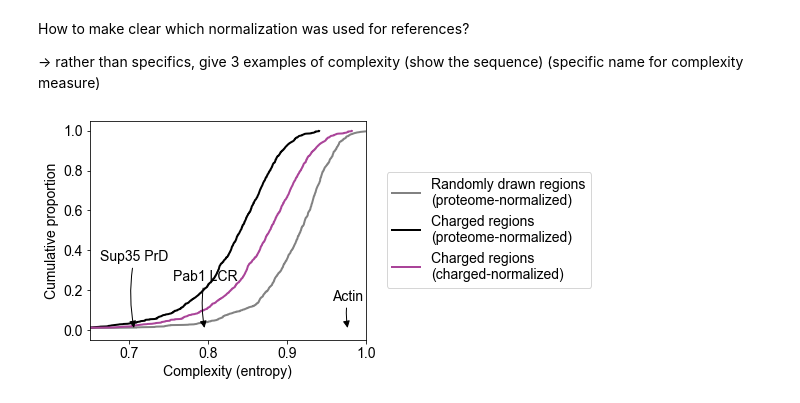
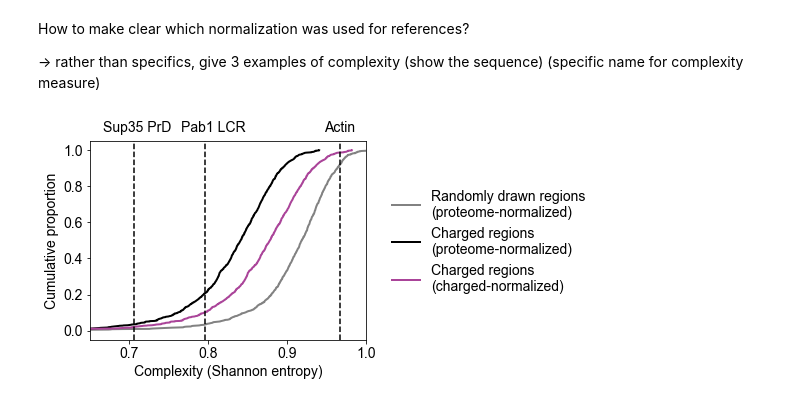
Before and after one commit to rosalindpan/hcrpaper, a Jupyter notebook: figures/Figure1.ipynb, the cells around one changed output. Drawn from its saved outputs; the diff is of its cells as text; code cells hidden in the pictures.

```diff
--- a/figures/Figure1.ipynb
+++ b/figures/Figure1.ipynb
@@ -440,35 +440,32 @@ How to make clear which normalization was used for references?
 # %%
 fig, ax = plt.subplots(figsize=(8,4))
 
 ax.plot(np.sort(rd_complexities), np.linspace(0, 1, len(rd_complexities), endpoint=False),
         label='Randomly drawn regions\n(proteome-normalized)', linewidth=2, color = cscheme['dis'])
 ax.plot(np.sort(cr_complexities), np.linspace(0, 1, len(cr_complexities), endpoint=False),
         label="Charged regions\n(proteome-normalized)", linewidth=2, color = 'black')
 ax.plot(np.sort(cr_charge_norm), np.linspace(0, 1, len(cr_charge_norm), endpoint=False),
         label="Charged regions\n(charged-normalized)", linewidth=2, color = cscheme['cr'])
 ax.annotate('Pab1 LCR',
-            xy=(Pab1_complexity, 0), xycoords='data', size=14, #weight='bold',
-            xytext=(Pab1_complexity, 0.3), textcoords='data',
-            arrowprops=dict(facecolor='black', arrowstyle='-|>', connectionstyle="arc3,rad=0.1"),
-            horizontalalignment='center', verticalalignment='top')
+            xy=(Pab1_complexity-0.03, 1.1), annotation_clip=False)
+ax.axvline(Pab1_complexity, linestyle='--', color='black')
+
 ax.annotate('Sup35 PrD',
-            xy=(Sup35_prd_complexity, 0), xycoords='data', size=14, #weight='bold',
-            xytext=(Sup35_prd_complexity, 0.4), textcoords='data',
-            arrowprops=dict(facecolor='black', arrowstyle='-|>', connectionstyle="arc3,rad=0.1"),
-            horizontalalignment='center', verticalalignment='top')
+            xy=(Sup35_prd_complexity-0.04, 1.1), annotation_clip=False)
+ax.axvline(Sup35_prd_complexity, linestyle='--', color='black')
+
 ax.annotate('Actin',
-            xy=(actin_complexity, 0), xycoords='data', size=14, #weight='bold',
-            xytext=(actin_complexity, 0.2), textcoords='data',
-            arrowprops=dict(facecolor='black', arrowstyle='-|>', connectionstyle="arc3,rad=0.1"),
-            horizontalalignment='center', verticalalignment='top')
-plt.legend(bbox_to_anchor=(1.05, 0.8), loc='upper left', fontsize=14)
-plt.xlabel("Complexity (entropy)")
+            xy=(actin_complexity-0.02, 1.1), annotation_clip=False)
+ax.axvline(actin_complexity, linestyle='--', color='black')
+
+plt.legend(bbox_to_anchor=(1.05, 0.82), loc='upper left', fontsize=14, frameon=False)
+plt.xlabel("Complexity (Shannon entropy)")
 plt.ylabel("Cumulative proportion")
 plt.xlim((0.65, 1))
 plt.tight_layout()
 #plt.savefig("../ms/figures-ct/misc/sequence-complexity-cdfs.png")
 plt.tight_layout()
-plt.savefig('./plots/Figure3.1D.png', dpi=500)
+plt.savefig('./plots/Figure1D.png', dpi=500)
 plt.show()
 # %% [output]
-[figure, old version]
+[figure, new version]
```
Also changed, not shown: parts of 7 cells of this notebook, 37 other files.
